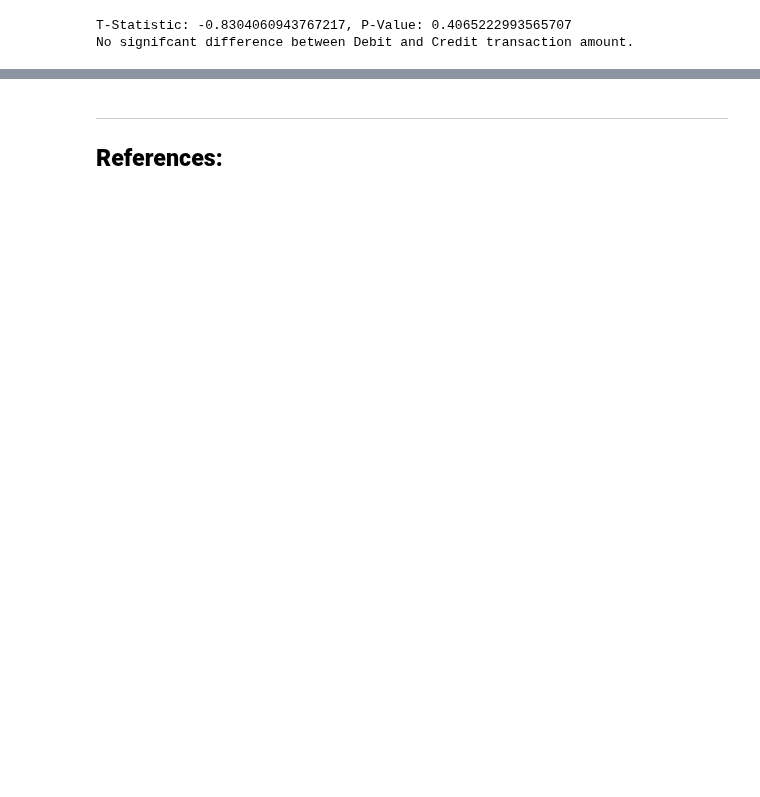
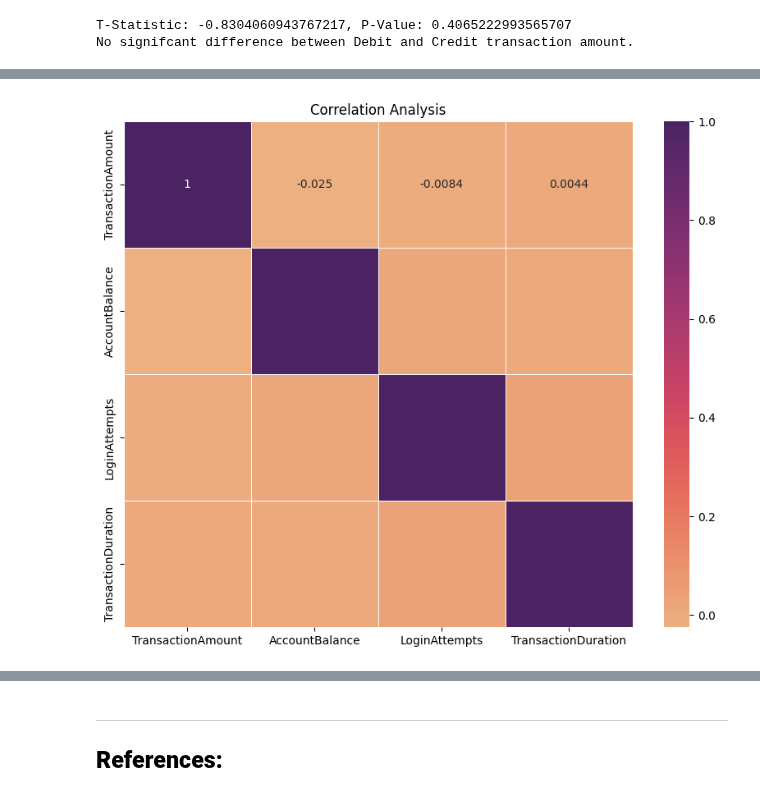
Before and after one commit to briannemcgrath/PFDA, a Jupyter notebook: project/project.ipynb, the cells around one changed output, grey strips where cells are left out. Saved outputs shown, nothing was run; the diff lists cells and outputs as text; code cells hidden in the pictures; blank space fills up the shorter version.

```diff
--- a/project/project.ipynb
+++ b/project/project.ipynb
@@ -236,0 +239,4 @@ No signifcant difference between Debit and Credit transaction amount.
+# %%
+# correlation analysis
+correlation_matrix = df[numerical_col].corr()
+print(correlation_matrix)
@@ -236,0 +255,9 @@ No signifcant difference between Debit and Credit transaction amount.
+# %%
+# visualise correlations with heatmap
+
+plt.figure(figsize=(10,8))
+sns.heatmap(correlation_matrix, annot=True, cmap='flare', linewidths=0.5)
+plt.title('Correlation Analysis')
+plt.show()
+# %% [output]
+[figure, added]
```
Also changed, not shown: parts of 6 cells of this notebook.
